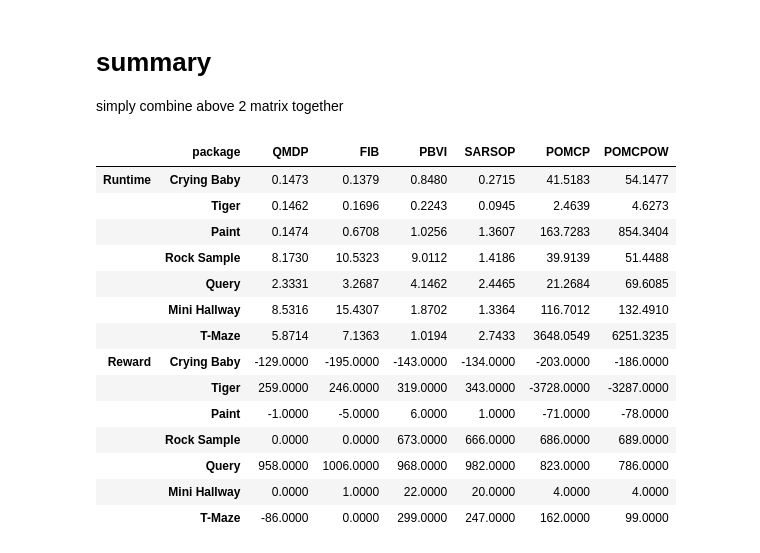
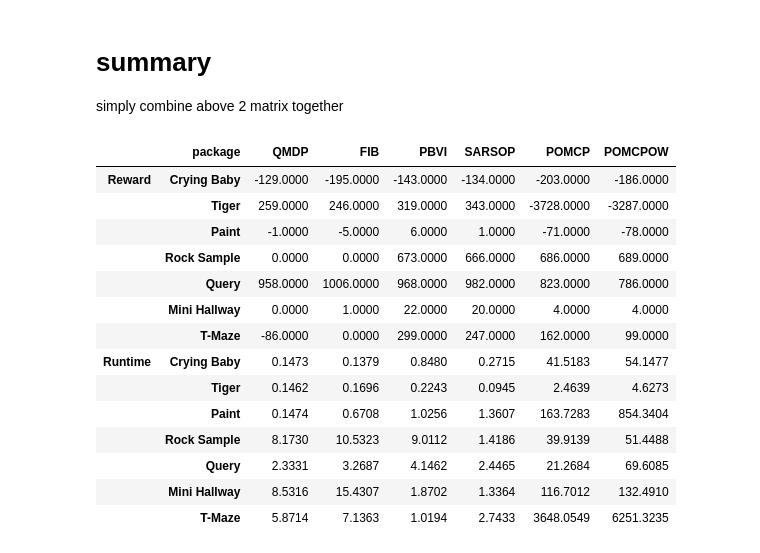
Before and after one commit to aliceyshu/8010_project, a Jupyter notebook: results/summary_results.ipynb, the cells around one changed output. Cells and saved outputs as stored; diff of their text form; code cells hidden in the pictures.

```diff
--- a/results/summary_results.ipynb
+++ b/results/summary_results.ipynb
@@ -456,29 +526,36 @@ simply combine above 2 matrix together
 # %%
 runtime_list = [('Runtime','Crying Baby'), ('Runtime','Tiger'),
                ('Runtime','Paint'), ('Runtime','Rock Sample'),
                ('Runtime','Query'), ('Runtime','Mini Hallway'),
                ('Runtime','T-Maze')]
 reward_list = [('Reward','Crying Baby'), ('Reward','Tiger'),
                ('Reward','Paint'), ('Reward','Rock Sample'),
                ('Reward','Query'), ('Reward','Mini Hallway'),
                ('Reward','T-Maze')]
-y = runtime_list + reward_list
-s =  pd.concat([concatenated1,concatenated2], axis=1)
+y =  reward_list + runtime_list
+s =  pd.concat([concatenated2,concatenated1], axis=1)
 s.columns = pd.MultiIndex.from_tuples(y)
 
 s.style.format('{:.4f}').apply(
     lambda col: ['font-weight:bold' if (
          (x==col.min()and col.name in runtime_list) or
          (x==col.max() and col.name in reward_list)) else ''
                  for x in col])
 
 custom_order = {'IP':0, 'QMDP':1,'FIB':2,'PBVI':3,
                 'SARSOP':4,'POMCP':5,'POMCPOW':6}
 s=s.sort_values(by=['package'], key=lambda x: x.map(custom_order))
 s.T.to_csv("summary.csv")
 s.T
 # %% [output]
 |  | package | QMDP | FIB | PBVI | SARSOP | POMCP | POMCPOW |
+| Reward | Crying Baby | -129.0000 | -195.0000 | -143.0000 | -134.0000 | -203.0000 | -186.0000 |
+|  | Tiger | 259.0000 | 246.0000 | 319.0000 | 343.0000 | -3728.0000 | -3287.0000 |
+|  | Paint | -1.0000 | -5.0000 | 6.0000 | 1.0000 | -71.0000 | -78.0000 |
+|  | Rock Sample | 0.0000 | 0.0000 | 673.0000 | 666.0000 | 686.0000 | 689.0000 |
+|  | Query | 958.0000 | 1006.0000 | 968.0000 | 982.0000 | 823.0000 | 786.0000 |
+|  | Mini Hallway | 0.0000 | 1.0000 | 22.0000 | 20.0000 | 4.0000 | 4.0000 |
+|  | T-Maze | -86.0000 | 0.0000 | 299.0000 | 247.0000 | 162.0000 | 99.0000 |
 | Runtime | Crying Baby | 0.1473 | 0.1379 | 0.8480 | 0.2715 | 41.5183 | 54.1477 |
 |  | Tiger | 0.1462 | 0.1696 | 0.2243 | 0.0945 | 2.4639 | 4.6273 |
 |  | Paint | 0.1474 | 0.6708 | 1.0256 | 1.3607 | 163.7283 | 854.3404 |
@@ -486,10 +563,3 @@ s.T
 |  | Query | 2.3331 | 3.2687 | 4.1462 | 2.4465 | 21.2684 | 69.6085 |
 |  | Mini Hallway | 8.5316 | 15.4307 | 1.8702 | 1.3364 | 116.7012 | 132.4910 |
 |  | T-Maze | 5.8714 | 7.1363 | 1.0194 | 2.7433 | 3648.0549 | 6251.3235 |
-| Reward | Crying Baby | -129.0000 | -195.0000 | -143.0000 | -134.0000 | -203.0000 | -186.0000 |
-|  | Tiger | 259.0000 | 246.0000 | 319.0000 | 343.0000 | -3728.0000 | -3287.0000 |
-|  | Paint | -1.0000 | -5.0000 | 6.0000 | 1.0000 | -71.0000 | -78.0000 |
-|  | Rock Sample | 0.0000 | 0.0000 | 673.0000 | 666.0000 | 686.0000 | 689.0000 |
-|  | Query | 958.0000 | 1006.0000 | 968.0000 | 982.0000 | 823.0000 | 786.0000 |
-|  | Mini Hallway | 0.0000 | 1.0000 | 22.0000 | 20.0000 | 4.0000 | 4.0000 |
-|  | T-Maze | -86.0000 | 0.0000 | 299.0000 | 247.0000 | 162.0000 | 99.0000 |
```
Also changed, not shown: parts of 9 cells of this notebook, 7 other files.
